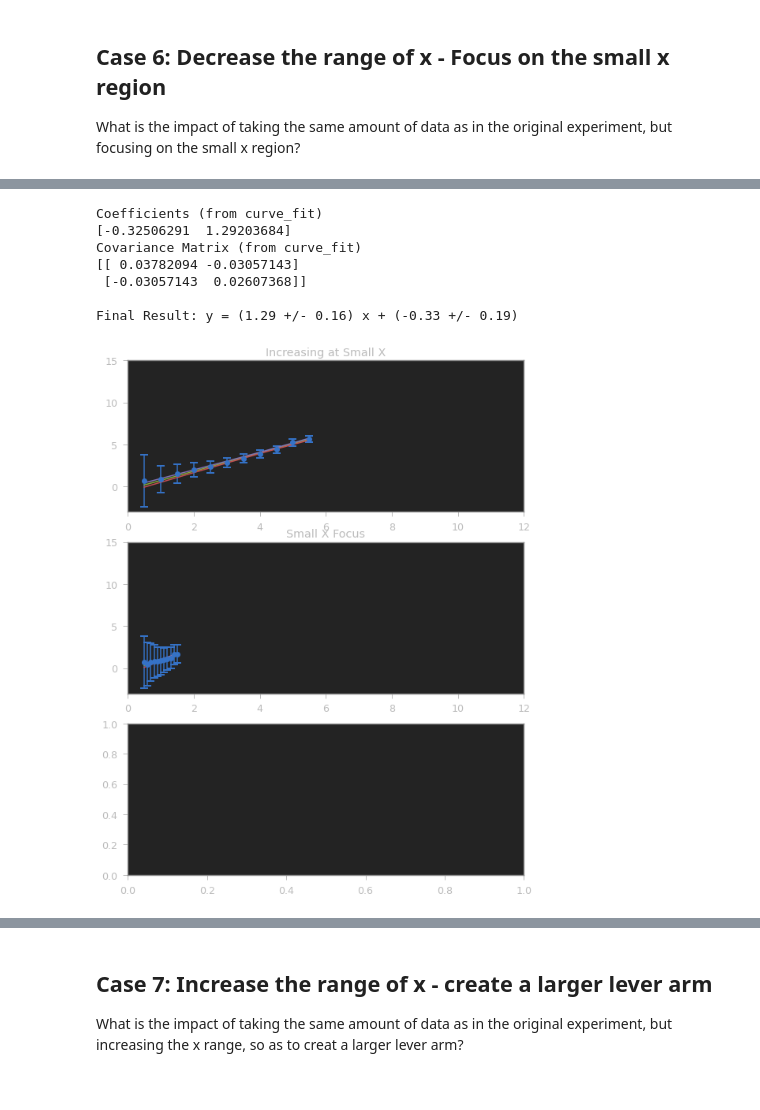
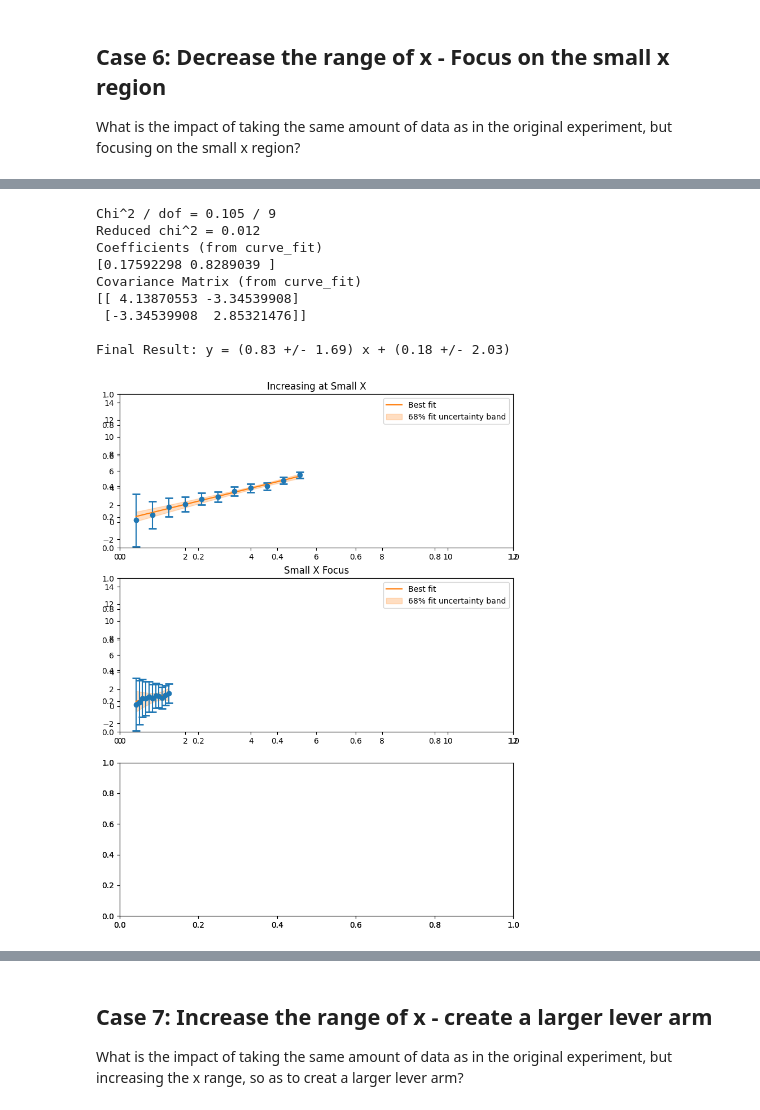
Before and after one commit to brash99/phys441, a Jupyter notebook: JupyterNotebooks/Week2/FittingExamplesFull.ipynb, the cells around one changed output, grey strips where cells are left out. Drawn from its saved outputs; the diff is of its cells as text; code cells hidden in the pictures.

```diff
--- a/JupyterNotebooks/Week2/FittingExamplesFull.ipynb
+++ b/JupyterNotebooks/Week2/FittingExamplesFull.ipynb
@@ -47,7 +63,7 @@ xlow = 0.5
 xhigh = 5.5
 
 xi = np.linspace(xlow,xhigh,npts)
-yrandom = stats.norm.rvs(size=npts,loc=0,scale=.2)
+yrandom = rng.normal(loc=0.0, scale=0.2, size=npts)
 
 # The "equation" that we will fit in all of these examples is the line y=x.  Thus, we expect,
 # in all cases, a slope of 1 and a y-intercept of 0.
@@ -247,8 +274,8 @@ Final Result: y = (0.89 +/- 0.05) x + (0.23 +/- 0.05)
 # %% [markdown]
 ## Case 4:  Linear Fit with Increasing Uncertainties at Endpoints
 # %%
-xmid = (xlow+xhigh)/2.0+0.01
-sigmai = np.array([0.1+ 0.25*(xi[i]-xmid) for i in range(npts)])
+xmid = (xlow+xhigh)/2.0
+sigmai = 0.1+0.25*np.abs(xi-xmid)
 plot4.errorbar(xi, yi, yerr=sigmai, fmt='o', capsize=5, capthick=2)
 plot4.set_title("Increasing Endpoints")
 
@@ -335,14 +366,15 @@ plot1.set_ylim([-3,15])
 # %%
 init_vals = [0.0 for x in range(2)]
-popt, pcov = curve_fit(fitfunction,xi,yi,p0=init_vals,sigma=sigmai)
+popt, pcov = curve_fit(fitfunction,xi,yi,p0=init_vals,sigma=sigmai,
+                       absolute_sigma=True)
 perr = np.sqrt(np.diag(pcov))
 
-ps = np.random.multivariate_normal(popt,pcov,10000)
+ps = rng.multivariate_normal(popt,pcov,10000)
 ysample=np.asarray([fitfunction(xi,*pi) for pi in ps])
 
-lower = np.percentile(ysample,2.5,axis=0)
-upper = np.percentile(ysample,97.5,axis=0)
-middle = (lower+upper)/2.0
+lower = np.percentile(ysample,16.0,axis=0)
+upper = np.percentile(ysample,84.0,axis=0)
+report_fit_diagnostics(xi, yi, popt, sigmai)
 
 print("Coefficients (from curve_fit)")
 print (popt)
@@ -352,9 +384,10 @@ print (pcov)
 print()
 print ("Final Result: y = (%0.2f +/- %0.2f) x + (%0.2f +/- %0.2f)" % (popt[1],perr[1],popt[0],perr[0]))
 
-plot1.plot(xi,middle)
-plot1.plot(xi,lower)
-plot1.plot(xi,upper)
+fit_line, = plot1.plot(xi, fitfunction(xi, *popt), label='Best fit')
+plot1.fill_between(xi, lower, upper, color=fit_line.get_color(), alpha=0.25,
+                   label='68% fit uncertainty band')
+plot1.legend()
 
 slope.append(popt[1])
 dslope.append(perr[1])
@@ -413,43 +448,47 @@ figure2
 # %%
 init_vals = [0.0 for x in range(2)]
-popt, pcov = curve_fit(fitfunction,xi,yi,p0=init_vals,sigma=sigmai)
+popt, pcov = curve_fit(fitfunction,xi,yi,p0=init_vals,sigma=sigmai,
+                       absolute_sigma=True)
 perr = np.sqrt(np.diag(pcov))
 
-ps = np.random.multivariate_normal(popt,pcov,10000)
+ps = rng.multivariate_normal(popt,pcov,10000)
 ysample=np.asarray([fitfunction(xi,*pi) for pi in ps])
 
-lower = np.percentile(ysample,2.5,axis=0)
-upper = np.percentile(ysample,97.5,axis=0)
-middle = (lower+upper)/2.0
+lower = np.percentile(ysample,16.0,axis=0)
+upper = np.percentile(ysample,84.0,axis=0)
+report_fit_diagnostics(xi, yi, popt, sigmai)
 
 print("Coefficients (from curve_fit)")
 print (popt)
 print("Covariance Matrix (from curve_fit)")
 print (pcov)
 
 print()
 print ("Final Result: y = (%0.2f +/- %0.2f) x + (%0.2f +/- %0.2f)" % (popt[1],perr[1],popt[0],perr[0]))
 
-plot2.plot(xi,middle)
-plot2.plot(xi,lower)
-plot2.plot(xi,upper)
+fit_line, = plot2.plot(xi, fitfunction(xi, *popt), label='Best fit')
+plot2.fill_between(xi, lower, upper, color=fit_line.get_color(), alpha=0.25,
+                   label='68% fit uncertainty band')
+plot2.legend()
 
 slope.append(popt[1])
 dslope.append(perr[1])
 yint.append(popt[0])
 dyint.append(perr[0])
 type.append('Small X Range')
 
 figure2
 # %% [output]
+Chi^2 / dof = 0.105 / 9
+Reduced chi^2 = 0.012
 Coefficients (from curve_fit)
-[-0.32506291  1.29203684]
+[0.17592298 0.8289039 ]
 Covariance Matrix (from curve_fit)
-[[ 0.03782094 -0.03057143]
- [-0.03057143  0.02607368]]
+[[ 4.13870553 -3.34539908]
+ [-3.34539908  2.85321476]]
 
-Final Result: y = (1.29 +/- 0.16) x + (-0.33 +/- 0.19)
+Final Result: y = (0.83 +/- 1.69) x + (0.18 +/- 2.03)
-[figure, old version]
+[figure, new version]
 # %%
 df = pd.DataFrame({'Fit Type':type, 'Slope':slope, 'Error in Slope':dslope, 'Y Intercept':yint, 'Error in Y Intercept':dyint})
 df.head(10)
```
Also changed, not shown: parts of 23 cells of this notebook, 6 other files.
